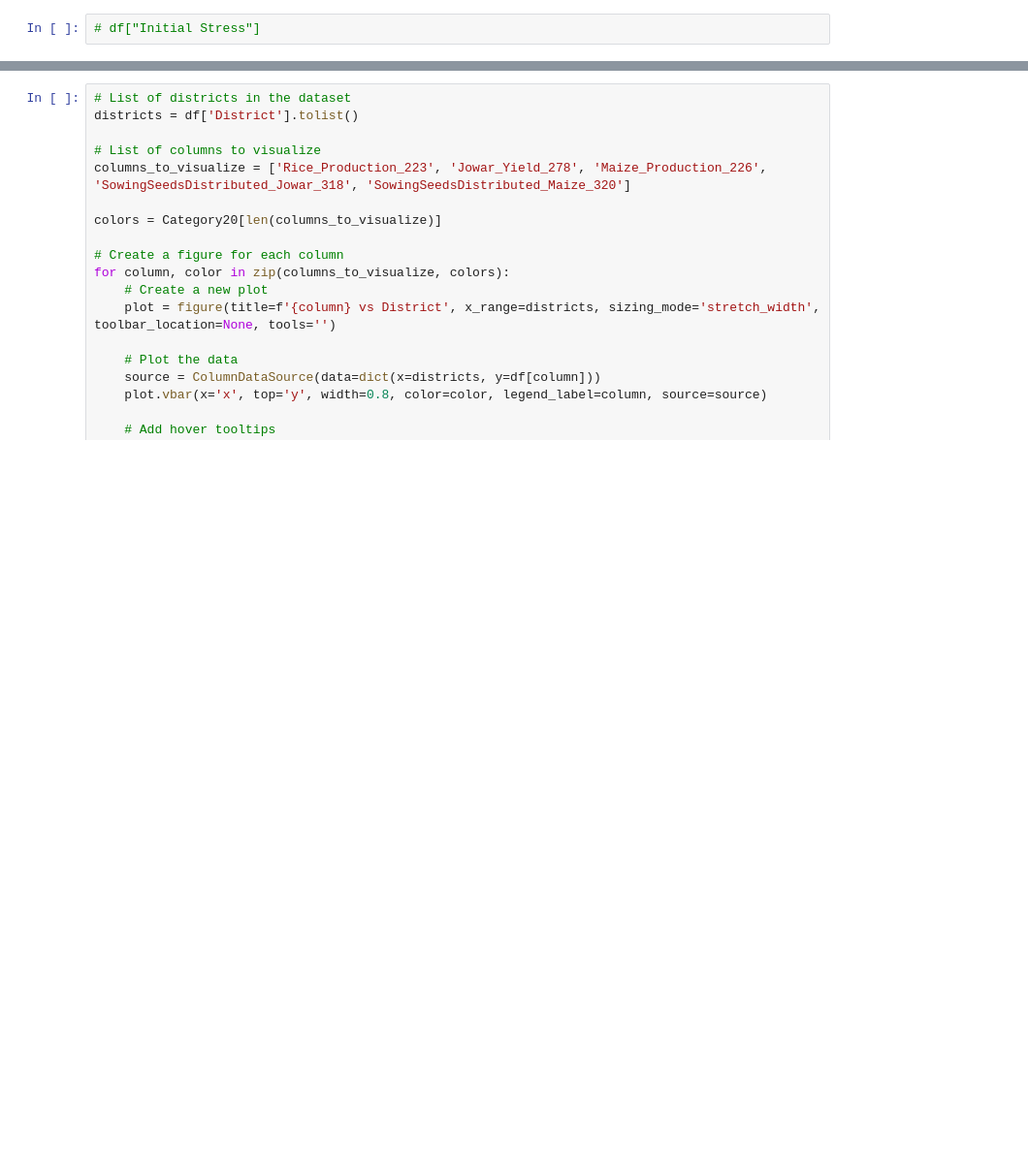
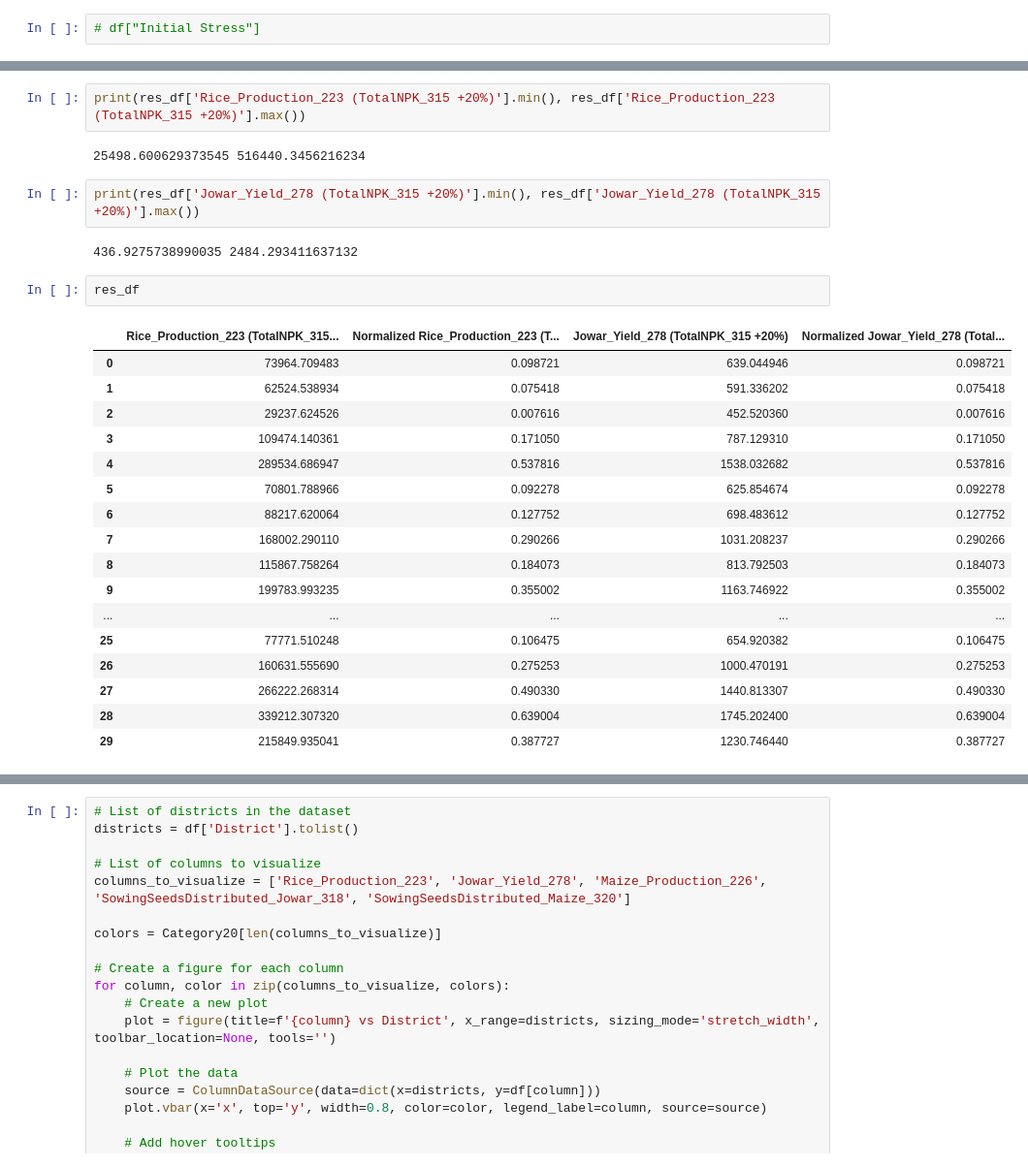
Before and after one commit to Manish3693/WSL_PSS, a Jupyter notebook: PE_1.ipynb, the cells around one changed output, grey strips where cells are left out. Shown at 97% size. Saved outputs shown, nothing was run; the diff lists cells and outputs as text; blank space fills up the shorter version.

```diff
--- a/PE_1.ipynb
+++ b/PE_1.ipynb
@@ -340,0 +1146,28 @@ existing_data.to_csv('result.csv', index=False)
+# %%
+print(res_df['Rice_Production_223 (TotalNPK_315 +20%)'].min(), res_df['Rice_Production_223 (TotalNPK_315 +20%)'].max())
+# %% [output]
+25498.600629373545 516440.3456216234
+# %%
+print(res_df['Jowar_Yield_278 (TotalNPK_315 +20%)'].min(), res_df['Jowar_Yield_278 (TotalNPK_315 +20%)'].max())
+# %% [output]
+436.9275738990035 2484.293411637132
+# %%
+res_df
+# %% [output]
+|  | Rice_Production_223 (TotalNPK_315... | Normalized Rice_Production_223 (T... | Jowar_Yield_278 (TotalNPK_315 +20%) | Normalized Jowar_Yield_278 (Total... |
+| 0 | 73964.709483 | 0.098721 | 639.044946 | 0.098721 |
+| 1 | 62524.538934 | 0.075418 | 591.336202 | 0.075418 |
+| 2 | 29237.624526 | 0.007616 | 452.520360 | 0.007616 |
+| 3 | 109474.140361 | 0.171050 | 787.129310 | 0.171050 |
+| 4 | 289534.686947 | 0.537816 | 1538.032682 | 0.537816 |
+| 5 | 70801.788966 | 0.092278 | 625.854674 | 0.092278 |
+| 6 | 88217.620064 | 0.127752 | 698.483612 | 0.127752 |
+| 7 | 168002.290110 | 0.290266 | 1031.208237 | 0.290266 |
+| 8 | 115867.758264 | 0.184073 | 813.792503 | 0.184073 |
+| 9 | 199783.993235 | 0.355002 | 1163.746922 | 0.355002 |
+| ... | ... | ... | ... | ... |
+| 25 | 77771.510248 | 0.106475 | 654.920382 | 0.106475 |
+| 26 | 160631.555690 | 0.275253 | 1000.470191 | 0.275253 |
+| 27 | 266222.268314 | 0.490330 | 1440.813307 | 0.490330 |
+| 28 | 339212.307320 | 0.639004 | 1745.202400 | 0.639004 |
+| 29 | 215849.935041 | 0.387727 | 1230.746440 | 0.387727 |
```
Also changed, not shown: parts of 27 cells of this notebook, 15 other files.
